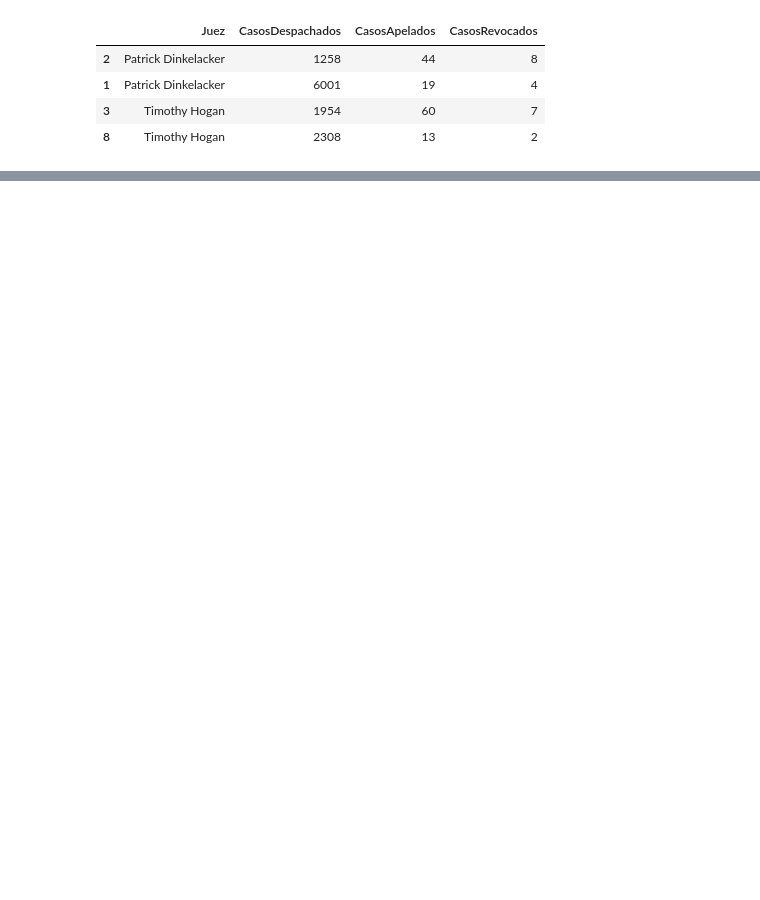
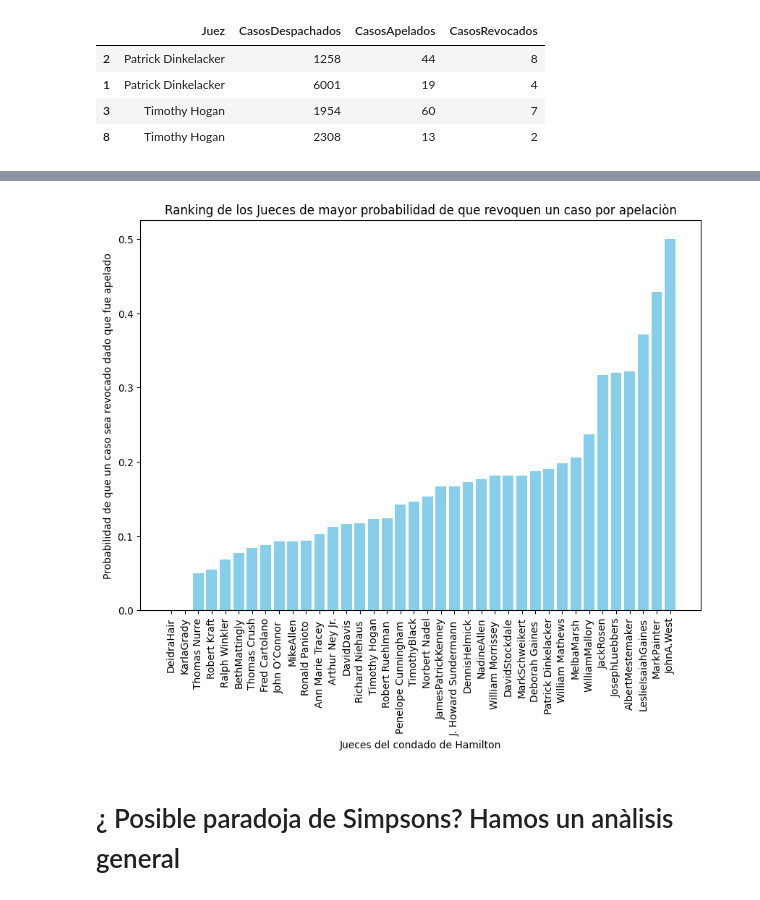
Before and after one commit to JPretellEco/Ejercicios_Practicos_DS, a Jupyter notebook: Probabilidades/JuecesCondadoHamilton.ipynb, the cells around one changed output, grey strips where cells are left out. Saved outputs shown, nothing was run; the diff lists cells and outputs as text; code cells hidden in the pictures; blank space fills up the shorter version.

```diff
--- a/Probabilidades/JuecesCondadoHamilton.ipynb
+++ b/Probabilidades/JuecesCondadoHamilton.ipynb
@@ -507,0 +410,17 @@ tabla_final
+# %%
+tabla_condicional_total.reset_index(drop=True,inplace=True)
+
+import matplotlib.pyplot as plt
+
+fig, ax = plt.subplots(figsize=(10,7))
+
+ax.bar(tabla_condicional_total["Juez"],tabla_condicional_total["Probabilidad de que un caso sea revocado dado que fue apelado"],color="skyblue")
+ax.set_title("Ranking de los Jueces de mayor probabilidad de que revoquen un caso por apelaciòn")
+ax.set_xlabel("Jueces del condado de Hamilton")
+ax.set_ylabel("Probabilidad de que un caso sea revocado dado que fue apelado")
+plt.xticks(rotation=90)
+plt.show()
+# %% [output]
+[figure, added]
+# %% [markdown]
+# ¿ Posible paradoja de Simpsons? Hamos un anàlisis general
```
Also changed, not shown: parts of 36 cells of this notebook.
